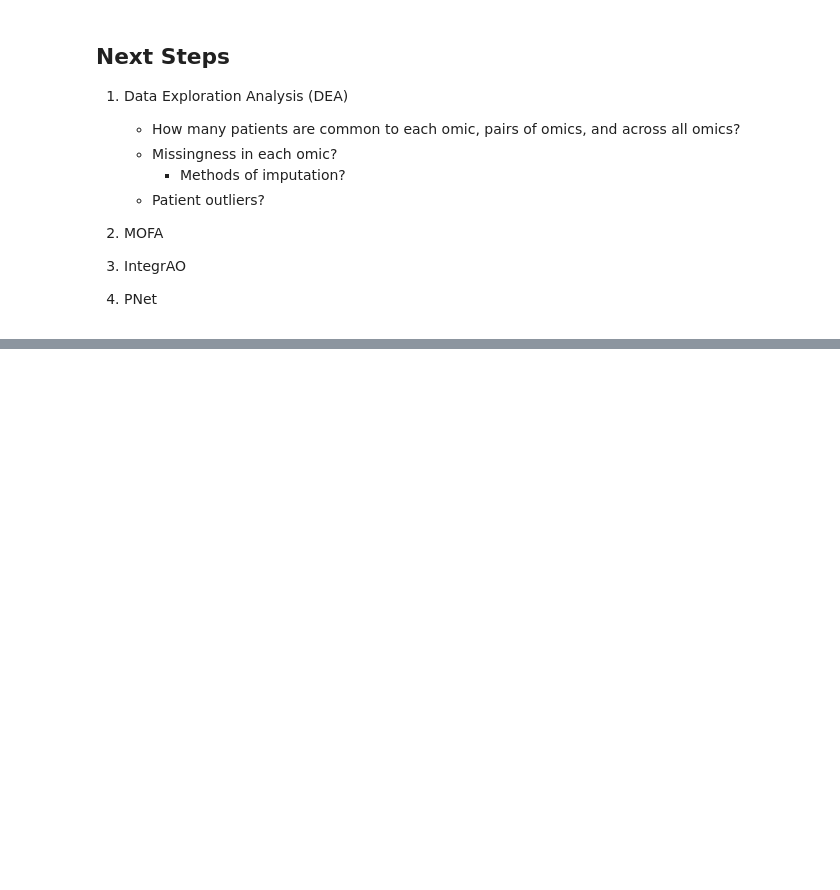
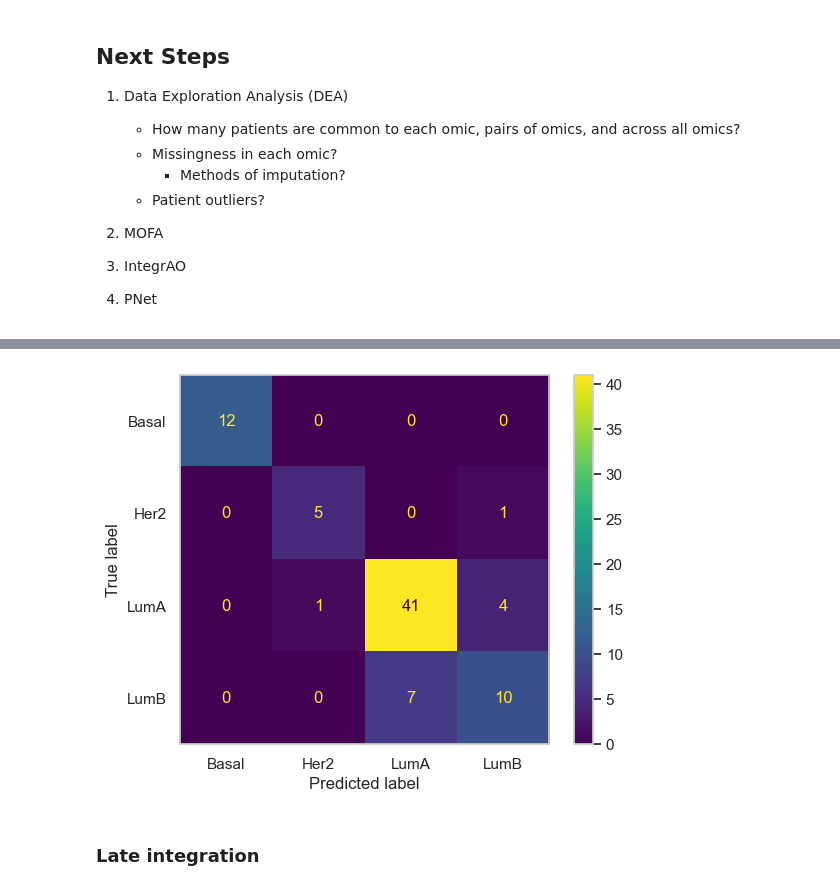
Before and after one commit to MarkoStc/ml_project2, a Jupyter notebook: code/DataExploration.ipynb, the cells around one changed output, grey strips where cells are left out. Drawn from its saved outputs; the diff is of its cells as text; code cells hidden in the pictures; blank space fills up the shorter version.

```diff
--- a/code/DataExploration.ipynb
+++ b/code/DataExploration.ipynb
@@ -154,0 +346,12 @@ plt.show()
+# %%
+from sklearn.model_selection import train_test_split
+
+X_concat = np.hstack([X_mrna, X_meth, X_prot])
+idx_all = np.arange(len(y))
+idx_tr, idx_te = train_test_split(idx_all, test_size=0.2, stratify=y, random_state=42)
+
+Xtr_c, Xte_c = X_concat[idx_tr], X_concat[idx_te]
+Xtr_m, Xte_m = X_mrna[idx_tr],  X_mrna[idx_te]
+Xtr_d, Xte_d = X_meth[idx_tr],  X_meth[idx_te]
+Xtr_p, Xte_p = X_prot[idx_tr],  X_prot[idx_te]
+y_tr, y_te = y[idx_tr], y[idx_te]
@@ -154,0 +445,14 @@ plt.show()
+# %%
+from sklearn.metrics import ConfusionMatrixDisplay
+classes = np.unique(y_str)
+cm = confusion_matrix(y_te, y_pred)
+
+fig, ax = plt.subplots()
+disp = ConfusionMatrixDisplay(cm, display_labels=classes)
+disp.plot(ax=ax, cmap="viridis", colorbar=True)
+ax.grid(False)
+plt.show()
+# %% [output]
+[figure, added]
+# %% [markdown]
+### Late integration
```
Also changed, not shown: parts of 20 cells of this notebook.
